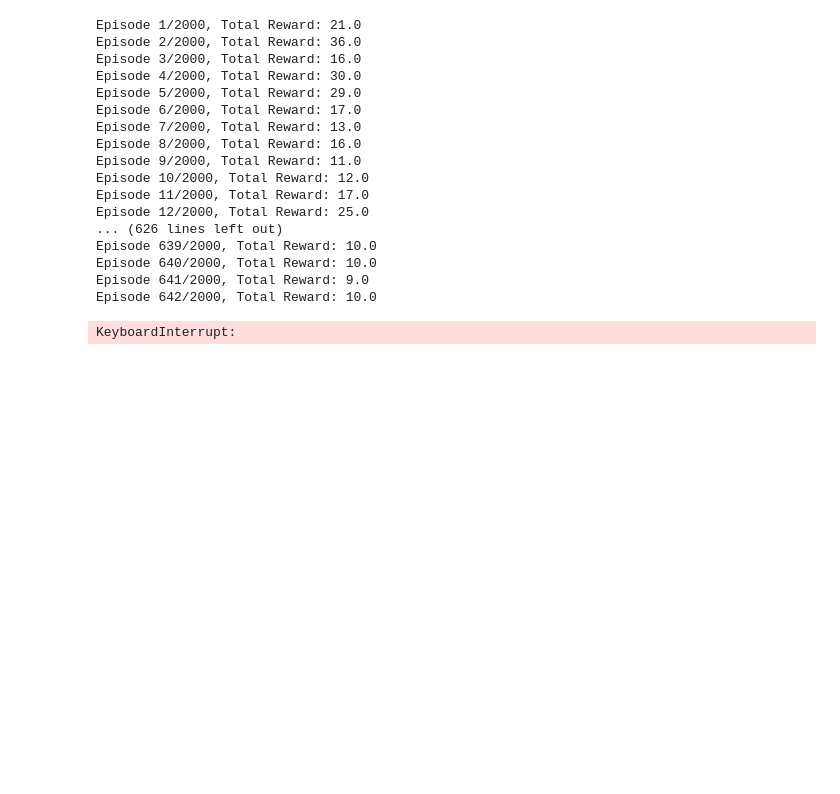
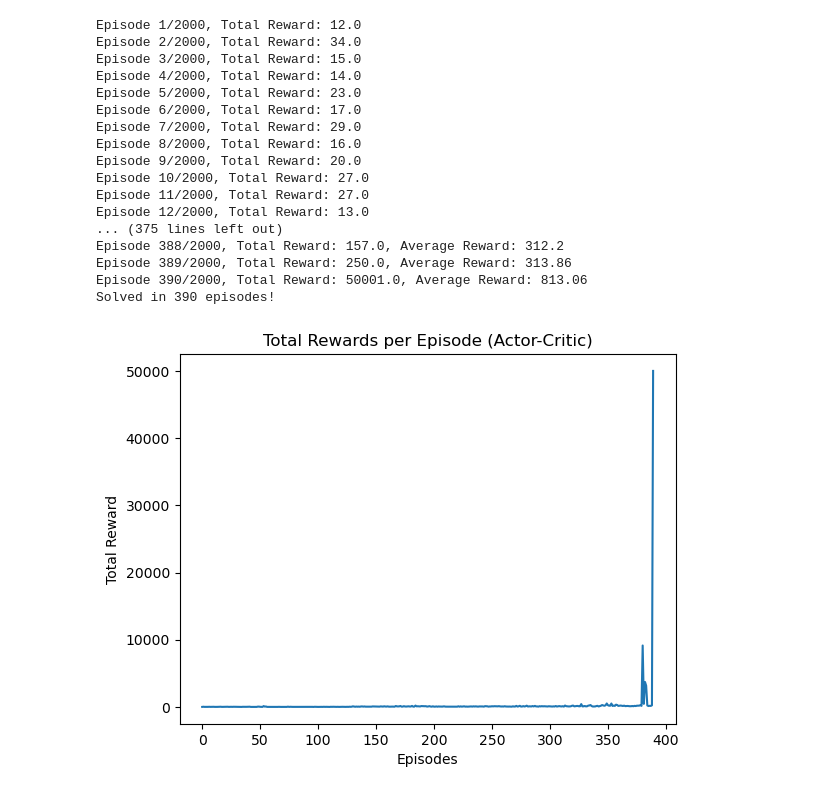
Before and after one commit to Qehbr/Deep-Reinforcement-Learning, a Jupyter notebook: actor_critic.ipynb, the cells around one changed output. Cells and saved outputs as stored; diff of their text form; code cells hidden in the pictures; blank space fills up the shorter version.

```diff
--- a/actor_critic.ipynb
+++ b/actor_critic.ipynb
@@ -176,49 +183,52 @@ def test_policy(env, policy_network, episodes=10):
 # %%
 env = gym.make("CartPole-v1")
 
 input_dim = env.observation_space.shape[0]
 output_dim = env.action_space.n
-hidden_sizes = [16, 32, 16]
+
+hidden_sizes_theta = [16, 32, 16]
+hidden_sizes_w = [16, 32, 16]
 
 episodes = 2000
-gamma = 0.99
-alpha_theta = 0.001
-alpha_w = 0.001
+gamma = 0.97
+alpha_theta = 0.0008
+alpha_w = 0.0008
 
 policy_network, value_network, rewards = actor_critic(env,
-                                       input_dim=input_dim,
-                                       output_dim=output_dim,
-                                       hidden_sizes=hidden_sizes,
-                                       alpha_theta=alpha_theta,
-                                       alpha_w=alpha_w,
-                                       episodes=episodes,
-                                       gamma=gamma)
+                                                      input_dim=input_dim,
+                                                      output_dim=output_dim,
+                                                      hidden_sizes_theta=hidden_sizes_theta,
+                                                      hidden_sizes_w=hidden_sizes_w,
+                                                      alpha_theta=alpha_theta,
+                                                      alpha_w=alpha_w,
+                                                      episodes=episodes,
+                                                      gamma=gamma)
 
 plt.figure()
 plt.plot(rewards)
 plt.title("Total Rewards per Episode (Actor-Critic)")
 plt.xlabel("Episodes")
 plt.ylabel("Total Reward")
 plt.show()
 # %% [output]
-Episode 1/2000, Total Reward: 21.0
-Episode 2/2000, Total Reward: 36.0
-Episode 3/2000, Total Reward: 16.0
-Episode 4/2000, Total Reward: 30.0
-Episode 5/2000, Total Reward: 29.0
+Episode 1/2000, Total Reward: 12.0
+Episode 2/2000, Total Reward: 34.0
+Episode 3/2000, Total Reward: 15.0
+Episode 4/2000, Total Reward: 14.0
+Episode 5/2000, Total Reward: 23.0
 Episode 6/2000, Total Reward: 17.0
-Episode 7/2000, Total Reward: 13.0
+Episode 7/2000, Total Reward: 29.0
 Episode 8/2000, Total Reward: 16.0
-Episode 9/2000, Total Reward: 11.0
-Episode 10/2000, Total Reward: 12.0
-Episode 11/2000, Total Reward: 17.0
-Episode 12/2000, Total Reward: 25.0
-... (626 lines left out)
-Episode 639/2000, Total Reward: 10.0
-Episode 640/2000, Total Reward: 10.0
-Episode 641/2000, Total Reward: 9.0
-Episode 642/2000, Total Reward: 10.0
+Episode 9/2000, Total Reward: 20.0
+Episode 10/2000, Total Reward: 27.0
+Episode 11/2000, Total Reward: 27.0
+Episode 12/2000, Total Reward: 13.0
+... (375 lines left out)
+Episode 388/2000, Total Reward: 157.0, Average Reward: 312.2
+Episode 389/2000, Total Reward: 250.0, Average Reward: 313.86
+Episode 390/2000, Total Reward: 50001.0, Average Reward: 813.06
+Solved in 390 episodes!
-KeyboardInterrupt:
+[figure, added]
 # %%
 # test the trained policy
 print("Testing the policy...")
```
Also changed, not shown: parts of 4 cells of this notebook, 2 other files.
